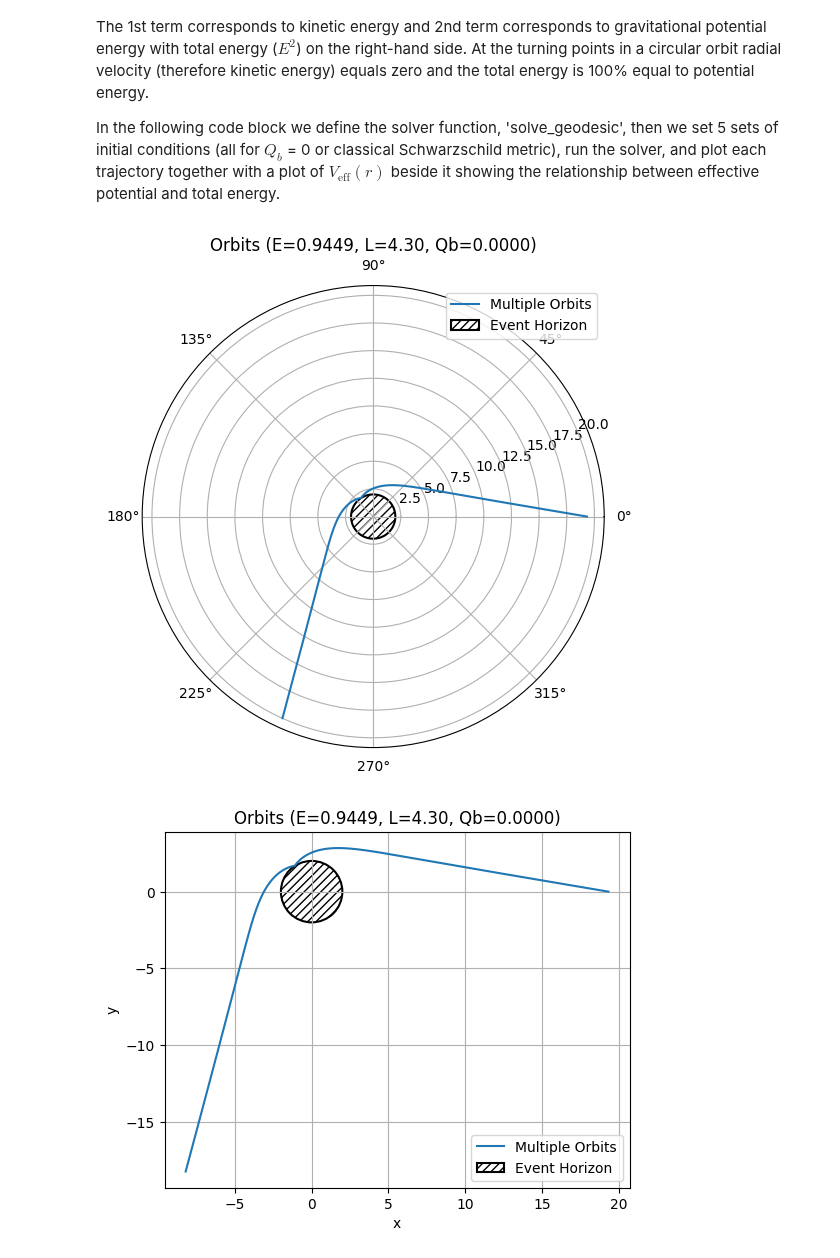
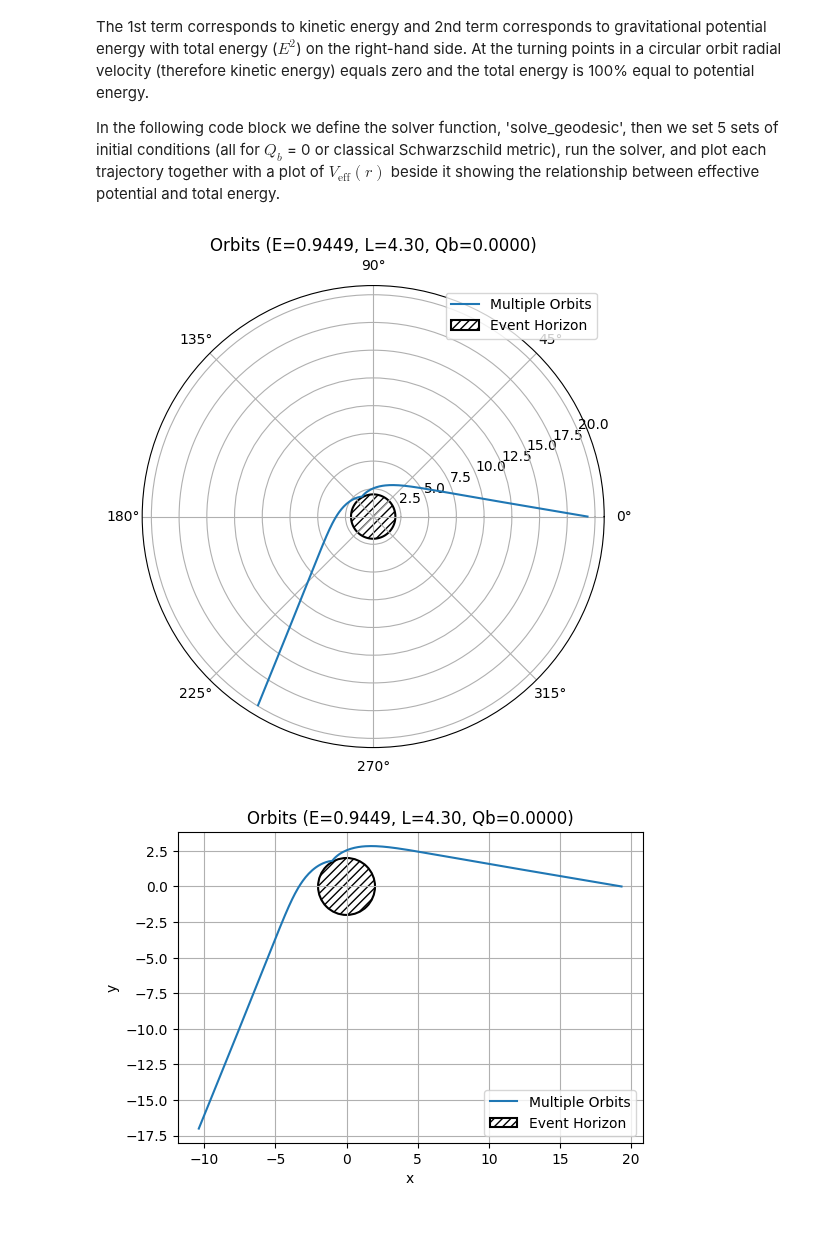
Before and after one commit to AdamSmithOrlik/quantum-black-holes, a Jupyter notebook: sue/orbital-precession.ipynb, the cells around one changed output. Drawn from its saved outputs; the diff is of its cells as text; code cells hidden in the pictures; blank space fills up the shorter version.

```diff
--- a/sue/orbital-precession.ipynb
+++ b/sue/orbital-precession.ipynb
@@ -315,7 +322,7 @@ eh_radius = 2 * M1
 
 params4 = (E_val, L1, M1, Q_b_val, Q_c0)
 
-lam_range_4 = (0, 20)  # enough to reach turning point
+lam_range_4 = (0, 80)  # enough to reach turning point
 r_init = r0_4 + 2.2
 phi_init = 0.0
 t_init = 0.0
@@ -327,32 +334,32 @@ r_full_orbit, phi_full_orbit = multiple_orbits(r_init, phi_init, t_init, lam_ran
 cutoff_radius = 10 * eh_radius
 mask = r_full_orbit <= cutoff_radius
 r_full_orbit = r_full_orbit[mask]
 phi_full_orbit = phi_full_orbit[mask]
 
 #polar plot
 plt.figure(figsize=(6, 6))
 ax = plt.subplot(111, polar=True)
 ax.plot(phi_full_orbit, r_full_orbit, label='Multiple Orbits')
 circle_theta = np.linspace(0, 2*np.pi, 500)
 ax.fill(circle_theta, np.full_like(circle_theta, eh_radius), edgecolor='black', facecolor='none', hatch='////', linewidth=1.5, label='Event Horizon')
 plt.title(f"Orbits (E={E_val:.4f}, L={L_val:.2f}, Qb={Q_b_val:.4f})")
 ax.legend(loc='upper right')
 plt.show()
 
 # cartesian Plot
 x_orbit = r_full_orbit * np.cos(phi_full_orbit)
 y_orbit = r_full_orbit * np.sin(phi_full_orbit)
 
 fig, ax = plt.subplots(figsize=(6, 6))
 ax.plot(x_orbit, y_orbit, label='Multiple Orbits')
 ax.add_patch(plt.Circle((0, 0), eh_radius, edgecolor='black', facecolor='none', hatch='////', linewidth=1.5, label='Event Horizon'))
 ax.set_xlabel("x")
 ax.set_ylabel("y")
 ax.set_aspect('equal')
 plt.title(f"Orbits (E={E_val:.4f}, L={L_val:.2f}, Qb={Q_b_val:.4f})")
 ax.legend()
 ax.grid(True)
 plt.show()
 # %% [output]
-[figure, old version]
+[figure, new version]
-[figure, old version]
+[figure, new version]
```
Also changed, not shown: parts of 4 cells of this notebook.
